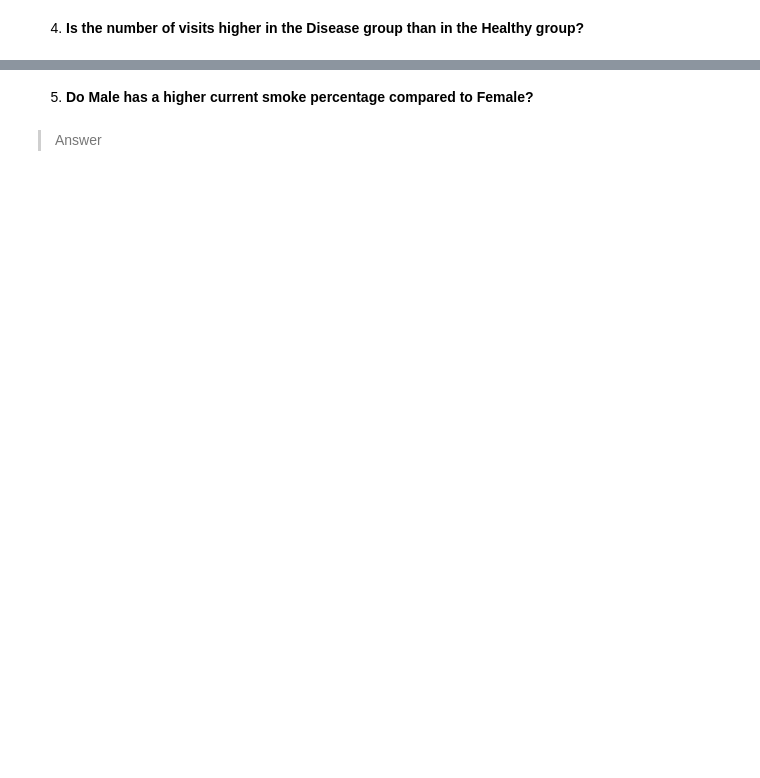
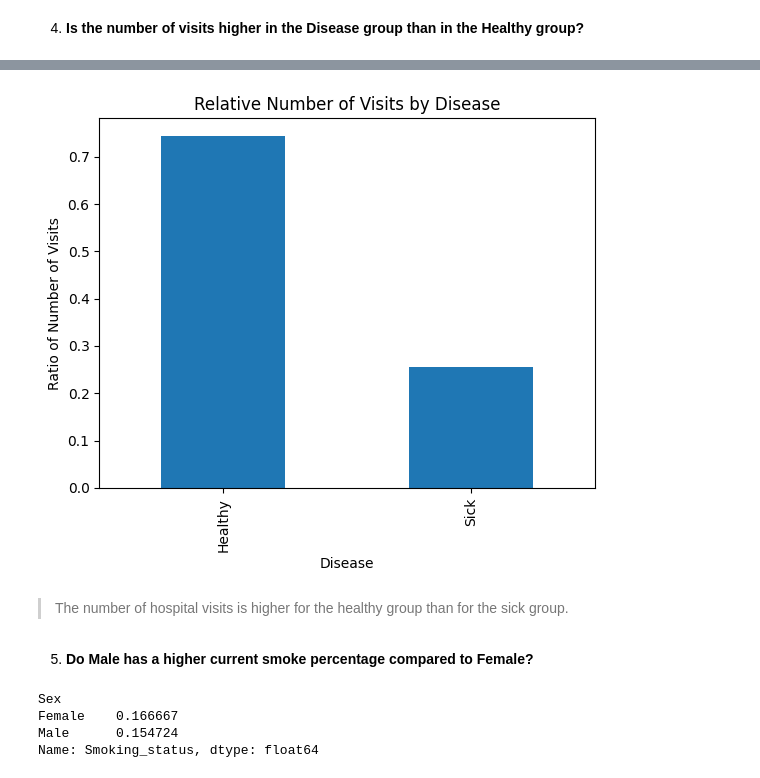
Before and after one commit to julian-lh/THL-Abgaben, a Jupyter notebook: Data-Science/7_Data_Clean/7_Data_Clean.ipynb, the cells around one changed output, grey strips where cells are left out. Saved outputs shown, nothing was run; the diff lists cells and outputs as text; code cells hidden in the pictures; blank space fills up the shorter version.

```diff
--- a/Data-Science/7_Data_Clean/7_Data_Clean.ipynb
+++ b/Data-Science/7_Data_Clean/7_Data_Clean.ipynb
@@ -437,4 +482,31 @@ However, comparing the other statuses "Current", "Never" and "Previous", the occ
+# %%
+relative_visits.plot(kind='bar')
+
+plt.title("Relative Number of Visits by Disease")
+plt.xlabel("Disease")
+plt.ylabel("Ratio of Number of Visits")
+
+plt.show()
+# %% [output]
+[figure, added]
+# %% [markdown]
+> The number of hospital visits is higher for the healthy group than for the sick group.
 # %% [markdown]
 5. **Do Male has a higher current smoke percentage compared to Female?**
-# %% [markdown]
-> Answer
+# %%
+df = pd.read_csv(url_patient_info)
+
+
+current_smoker_df = df[df['Smoking_status'] == 'Current']
+gender_current_smoker_df = current_smoker_df.groupby('Sex')['Smoking_status'].size()
+gender_df = df.groupby('Sex')['Smoking_status'].size()
+
+relative_smoker_df = gender_current_smoker_df.div(gender_df)
+
+
+relative_smoker_df
+# %% [output]
+Sex
+Female    0.166667
+Male      0.154724
+Name: Smoking_status, dtype: float64
```
Also changed, not shown: parts of 11 cells of this notebook.
